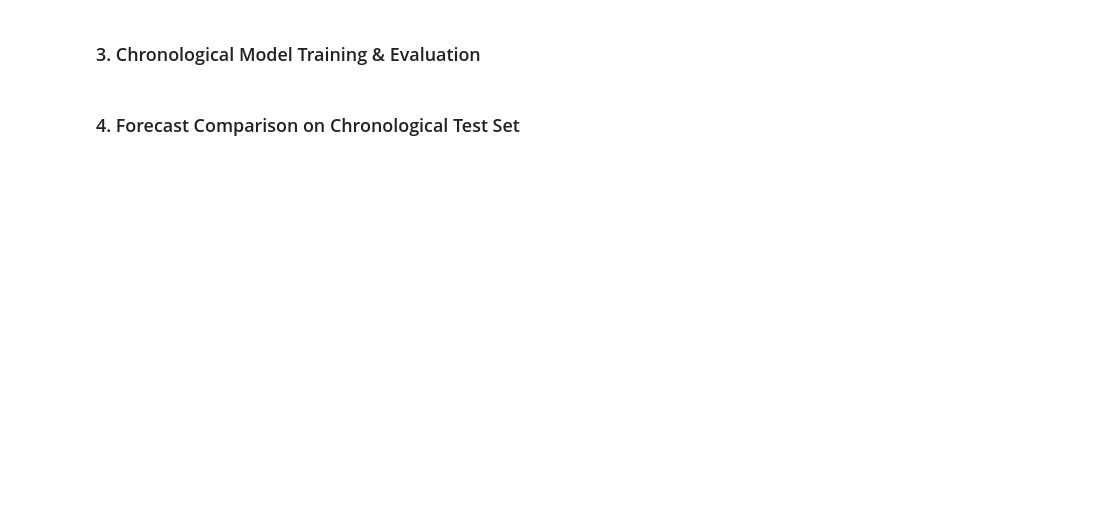
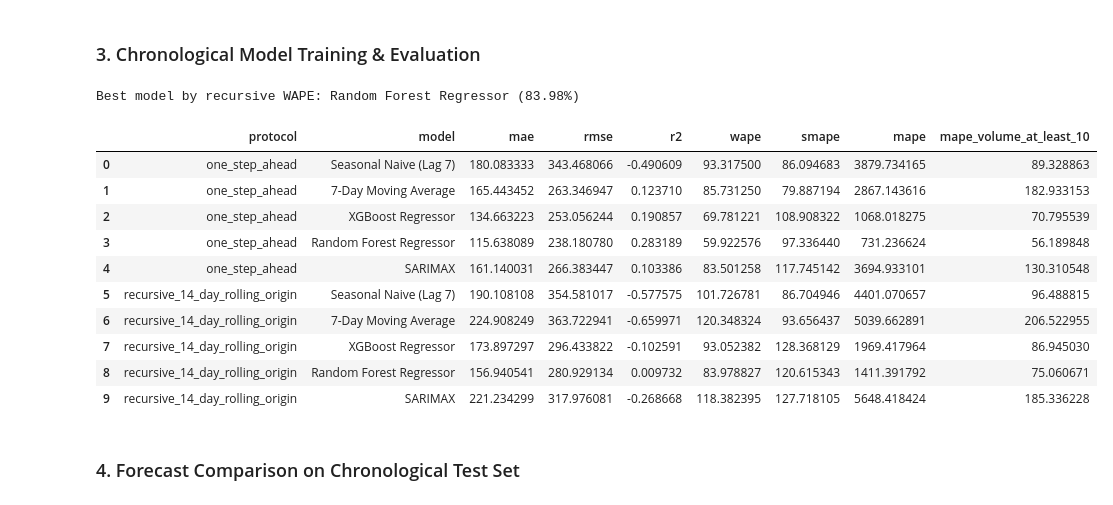
Before and after one commit to kavyaa2015/Medical-Appointment-No-Show-Prediction-Dem, a Jupyter notebook: notebooks/03_demand_forecasting.ipynb, the cells around one changed output. Saved outputs shown, nothing was run; the diff lists cells and outputs as text; code cells hidden in the pictures; blank space fills up the shorter version.

Commit message:
Remove weather leakage, add no-place classifier, data-driven insights, executed notebooks

```diff
--- a/notebooks/03_demand_forecasting.ipynb
+++ b/notebooks/03_demand_forecasting.ipynb
@@ -54,11 +78,50 @@ plt.show()
 # %%
 results, best_model_name, best_model, test_eval_df = train_and_evaluate_forecasting(
     daily_all, test_ratio=0.20
 )
 
-# Tabulate forecasting comparison
-results_df = pd.DataFrame(results).T[['mae', 'rmse', 'r2', 'smape', 'mape']]
+# Tabulate every model under each evaluation protocol.
+protocol_results = results.get('protocols', results)
+metric_columns = [
+    'mae', 'rmse', 'r2', 'wape', 'smape', 'mape', 'mape_volume_at_least_10'
+]
+results_rows = [
+    {'protocol': protocol, 'model': model, **{
+        metric: metrics[metric] for metric in metric_columns if metric in metrics
+    }}
+    for protocol, models in protocol_results.items()
+    if isinstance(models, dict)
+    for model, metrics in models.items()
+    if isinstance(metrics, dict)
+]
+results_df = pd.DataFrame(results_rows)
+results_df = results_df[['protocol', 'model'] + [
+    metric for metric in metric_columns if metric in results_df.columns
+]]
+
+# Select and show the best model by recursive rolling-origin WAPE.
+recursive_results = protocol_results['recursive_14_day_rolling_origin']
+best_model_name = min(recursive_results, key=lambda model: recursive_results[model]['wape'])
+best_model_metrics = recursive_results[best_model_name]
+best_model_row = results_df[
+    (results_df['protocol'] == 'recursive_14_day_rolling_origin')
+    & (results_df['model'] == best_model_name)
+]
+print(f"Best model by recursive WAPE: {best_model_name} ({best_model_metrics['wape']:.2f}%)")
 results_df
+# %% [output]
+Best model by recursive WAPE: Random Forest Regressor (83.98%)
+|  | protocol | model | mae | rmse | r2 | wape | smape | mape | mape_volume_at_least_10 |
+| 0 | one_step_ahead | Seasonal Naive (Lag 7) | 180.083333 | 343.468066 | -0.490609 | 93.317500 | 86.094683 | 3879.734165 | 89.328863 |
+| 1 | one_step_ahead | 7-Day Moving Average | 165.443452 | 263.346947 | 0.123710 | 85.731250 | 79.887194 | 2867.143616 | 182.933153 |
+| 2 | one_step_ahead | XGBoost Regressor | 134.663223 | 253.056244 | 0.190857 | 69.781221 | 108.908322 | 1068.018275 | 70.795539 |
+| 3 | one_step_ahead | Random Forest Regressor | 115.638089 | 238.180780 | 0.283189 | 59.922576 | 97.336440 | 731.236624 | 56.189848 |
+| 4 | one_step_ahead | SARIMAX | 161.140031 | 266.383447 | 0.103386 | 83.501258 | 117.745142 | 3694.933101 | 130.310548 |
+| 5 | recursive_14_day_rolling_origin | Seasonal Naive (Lag 7) | 190.108108 | 354.581017 | -0.577575 | 101.726781 | 86.704946 | 4401.070657 | 96.488815 |
+| 6 | recursive_14_day_rolling_origin | 7-Day Moving Average | 224.908249 | 363.722941 | -0.659971 | 120.348324 | 93.656437 | 5039.662891 | 206.522955 |
+| 7 | recursive_14_day_rolling_origin | XGBoost Regressor | 173.897297 | 296.433822 | -0.102591 | 93.052382 | 128.368129 | 1969.417964 | 86.945030 |
+| 8 | recursive_14_day_rolling_origin | Random Forest Regressor | 156.940541 | 280.929134 | 0.009732 | 83.978827 | 120.615343 | 1411.391792 | 75.060671 |
+| 9 | recursive_14_day_rolling_origin | SARIMAX | 221.234299 | 317.976081 | -0.268668 | 118.382395 | 127.718105 | 5648.418424 | 185.336228 |
 # %% [markdown]
 ### 4. Forecast Comparison on Chronological Test Set
 # %%
```
Also changed, not shown: parts of 8 cells of this notebook, 31 other files.
